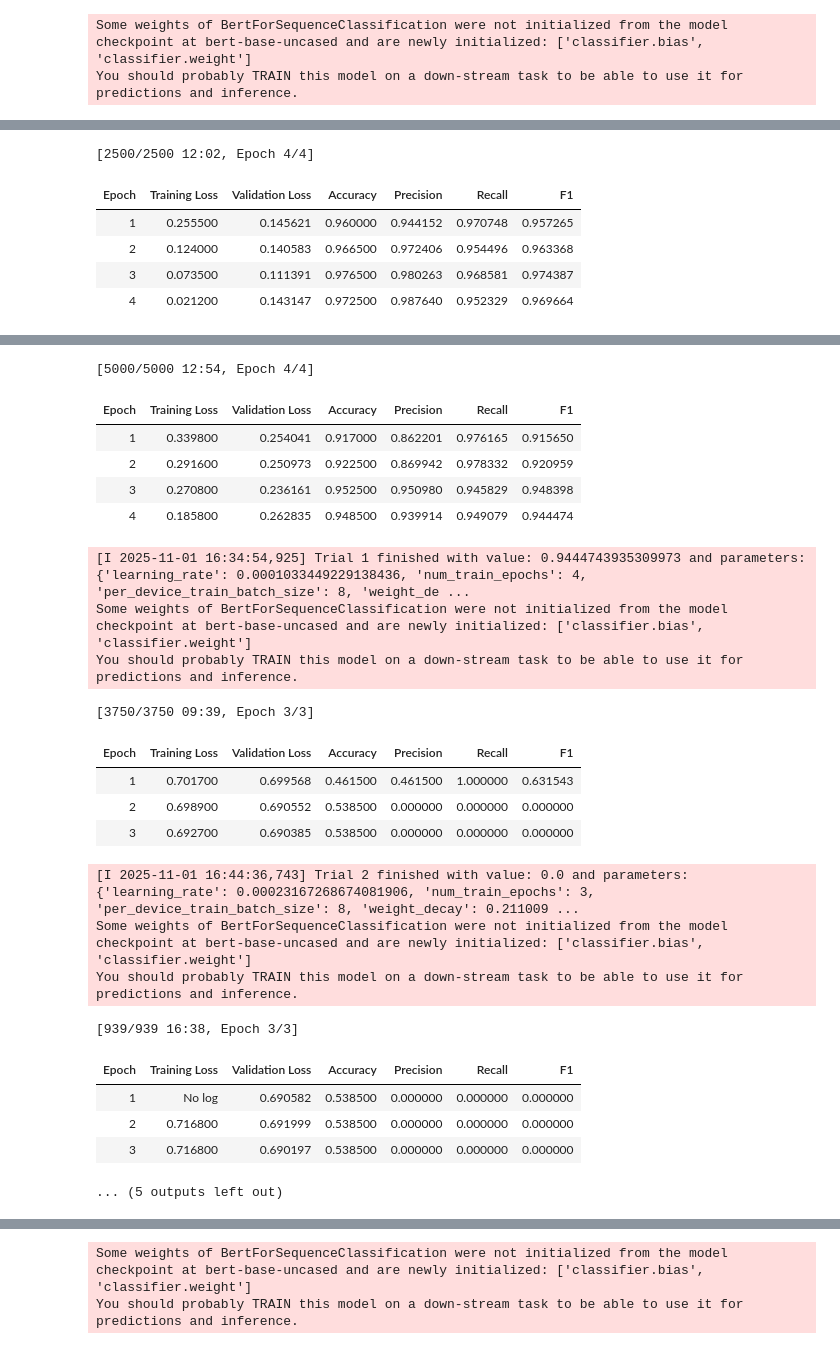
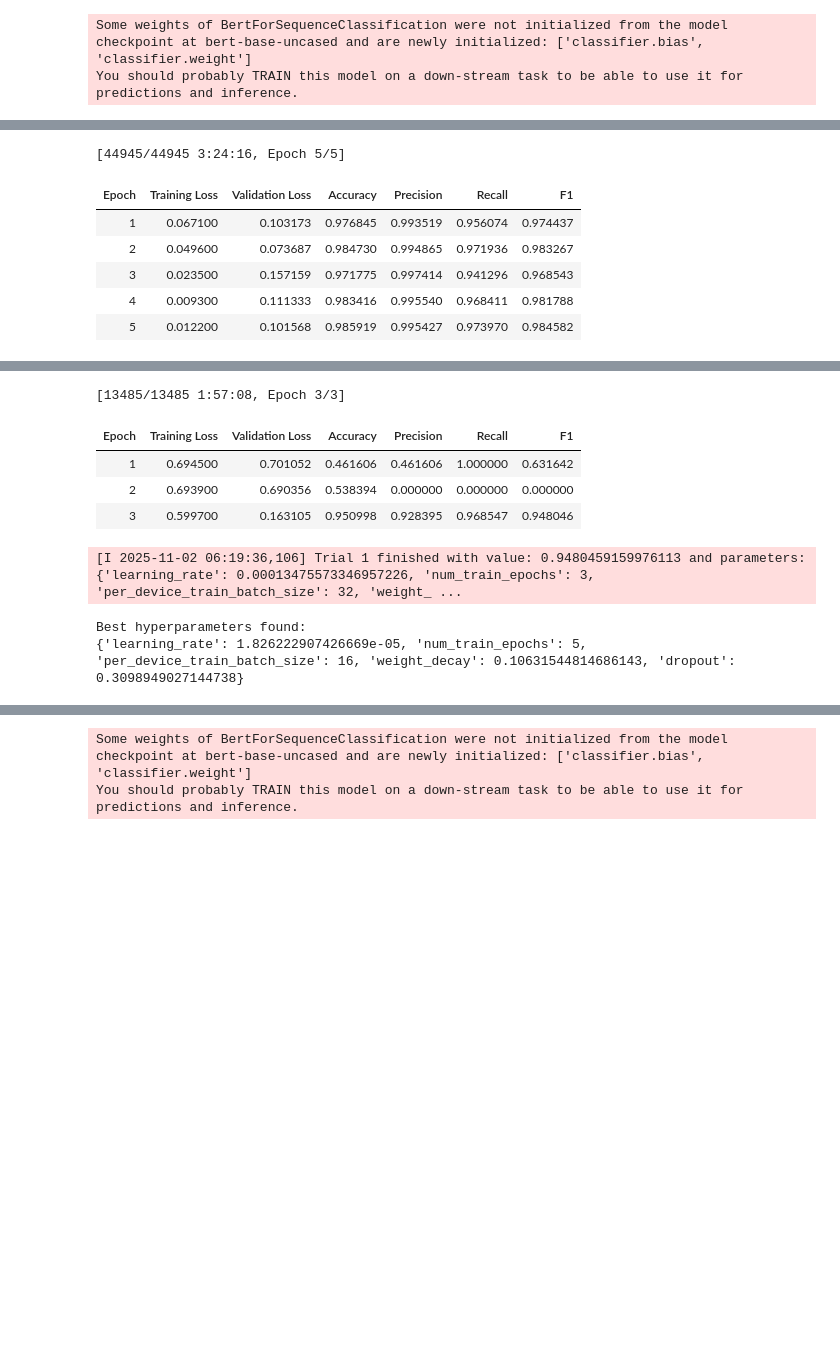
Before and after one commit to ZackPham21/EECS4480---Capstone-Project, a Jupyter notebook: notebooks/02_train_bert.ipynb, the cells around one changed output, grey strips where cells are left out. Drawn from its saved outputs; the diff is of its cells as text; code cells hidden in the pictures; blank space fills up the shorter version.

```diff
--- a/notebooks/02_train_bert.ipynb
+++ b/notebooks/02_train_bert.ipynb
@@ -14,9 +14,9 @@ assert COMBINED.exists(), f"Missing: {COMBINED}"
 df = pd.read_csv(COMBINED)
 
 # Set display options for better visualization
-pd.set_option("display.width", 150)          # wider table
+pd.set_option("display.width", 200)          # wider table
 pd.set_option("display.max_columns", None)   # don't hide columns
-pd.set_option("display.max_colwidth", 100)   # truncate very long text cells
+pd.set_option("display.max_colwidth", 150)   # truncate very long text cells
 
 # Display dataset information
 print(df.shape)                              # show number of rows and columns
@@ -117,7 +117,7 @@ val_dataset   = EmailDataset(val_encodings,   val_labels)
 test_dataset  = EmailDataset(test_encodings,  test_labels)
 
 # Optional smaller subsets for debugging / quick runs
-USE_SMALL = True               # *****IMPORTANT VARIABLE***** change to True if testing pipeline speed
+USE_SMALL = False               # *****IMPORTANT VARIABLE***** change to True if testing pipeline speed
 N_TRAIN_SMALL, N_VAL_SMALL = 10_000, 2_000
 
 # Helper: create stratified subset indices
@@ -263,6 +260,6 @@ Trial 4: value=0.8821752265861027, params={'learning_rate': 1.901905024545398e-0
 # %%
 # Construct the absolute path for the SQLite file
-db_path = os.path.join(os.getcwd(), "tuning_checkpoints", "bert_tuning.db")
+db_path = os.path.join(os.getcwd(), "tuning_checkpoints", "bert_tuning_full.db") # Save to bert_tuning if doing a subset test, else, save to bert_tuning_full
 
 # Define how Optuna should explore hyperparameters
 def optuna_hp_space(trial):
@@ -280,9 +277,9 @@ best_run = trainer_hpo.hyperparameter_search(
     direction="maximize",                      # We want to maximize F1-score
     compute_objective=lambda m: m["eval_f1"],  # Optimize F1, not loss
     backend="optuna",                          # Use Optuna as the tuning backend
-    n_trials=5,                                # Adjust as you need
+    n_trials=2,                                # Adjust as you need
     hp_space=optuna_hp_space,                  # Search space function
-    study_name="bert_tuning",                  # Name of the study
+    study_name="bert_tuning_full",             # Name of the study, save to bert_tuning if doing a subset test, else, save to bert_tuning_full
     storage=f"sqlite:///{db_path}",            # Save to this DB file
     load_if_exists=True,                       # Reuse previous trials if present
 )
@@ -294,8 +291,9 @@ print(best_run.hyperparameters)
 Some weights of BertForSequenceClassification were not initialized from the model checkpoint at bert-base-uncased and are newly initialized: ['classifier.bias', 'classifier.weight']
 You should probably TRAIN this model on a down-stream task to be able to use it for predictions and inference.
-[2500/2500 12:02, Epoch 4/4]
+[44945/44945 3:24:16, Epoch 5/5]
 | Epoch | Training Loss | Validation Loss | Accuracy | Precision | Recall | F1 |
-| 1 | 0.255500 | 0.145621 | 0.960000 | 0.944152 | 0.970748 | 0.957265 |
-| 2 | 0.124000 | 0.140583 | 0.966500 | 0.972406 | 0.954496 | 0.963368 |
-| 3 | 0.073500 | 0.111391 | 0.976500 | 0.980263 | 0.968581 | 0.974387 |
-| 4 | 0.021200 | 0.143147 | 0.972500 | 0.987640 | 0.952329 | 0.969664 |
+| 1 | 0.067100 | 0.103173 | 0.976845 | 0.993519 | 0.956074 | 0.974437 |
+| 2 | 0.049600 | 0.073687 | 0.984730 | 0.994865 | 0.971936 | 0.983267 |
+| 3 | 0.023500 | 0.157159 | 0.971775 | 0.997414 | 0.941296 | 0.968543 |
+| 4 | 0.009300 | 0.111333 | 0.983416 | 0.995540 | 0.968411 | 0.981788 |
+| 5 | 0.012200 | 0.101568 | 0.985919 | 0.995427 | 0.973970 | 0.984582 |
@@ -303,28 +301,13 @@ You should probably TRAIN this model on a down-stream task to be able to use it
 Some weights of BertForSequenceClassification were not initialized from the model checkpoint at bert-base-uncased and are newly initialized: ['classifier.bias', 'classifier.weight']
 You should probably TRAIN this model on a down-stream task to be able to use it for predictions and inference.
-[5000/5000 12:54, Epoch 4/4]
+[13485/13485 1:57:08, Epoch 3/3]
 | Epoch | Training Loss | Validation Loss | Accuracy | Precision | Recall | F1 |
-| 1 | 0.339800 | 0.254041 | 0.917000 | 0.862201 | 0.976165 | 0.915650 |
-| 2 | 0.291600 | 0.250973 | 0.922500 | 0.869942 | 0.978332 | 0.920959 |
-| 3 | 0.270800 | 0.236161 | 0.952500 | 0.950980 | 0.945829 | 0.948398 |
-| 4 | 0.185800 | 0.262835 | 0.948500 | 0.939914 | 0.949079 | 0.944474 |
+| 1 | 0.694500 | 0.701052 | 0.461606 | 0.461606 | 1.000000 | 0.631642 |
+| 2 | 0.693900 | 0.690356 | 0.538394 | 0.000000 | 0.000000 | 0.000000 |
+| 3 | 0.599700 | 0.163105 | 0.950998 | 0.928395 | 0.968547 | 0.948046 |
-[I 2025-11-01 16:34:54,925] Trial 1 finished with value: 0.9444743935309973 and parameters: {'learning_rate': 0.0001033449229138436, 'num_train_epochs': 4, 'per_device_train_batch_size': 8, 'weight_de ...
-Some weights of BertForSequenceClassification were not initialized from the model checkpoint at bert-base-uncased and are newly initialized: ['classifier.bias', 'classifier.weight']
-You should probably TRAIN this model on a down-stream task to be able to use it for predictions and inference.
+[I 2025-11-02 06:19:36,106] Trial 1 finished with value: 0.9480459159976113 and parameters: {'learning_rate': 0.00013475573346957226, 'num_train_epochs': 3, 'per_device_train_batch_size': 32, 'weight_ ...
-[3750/3750 09:39, Epoch 3/3]
+Best hyperparameters found:
+{'learning_rate': 1.826222907426669e-05, 'num_train_epochs': 5, 'per_device_train_batch_size': 16, 'weight_decay': 0.10631544814686143, 'dropout': 0.3098949027144738}
-| Epoch | Training Loss | Validation Loss | Accuracy | Precision | Recall | F1 |
-| 1 | 0.701700 | 0.699568 | 0.461500 | 0.461500 | 1.000000 | 0.631543 |
-| 2 | 0.698900 | 0.690552 | 0.538500 | 0.000000 | 0.000000 | 0.000000 |
-| 3 | 0.692700 | 0.690385 | 0.538500 | 0.000000 | 0.000000 | 0.000000 |
-[I 2025-11-01 16:44:36,743] Trial 2 finished with value: 0.0 and parameters: {'learning_rate': 0.00023167268674081906, 'num_train_epochs': 3, 'per_device_train_batch_size': 8, 'weight_decay': 0.211009 ...
-Some weights of BertForSequenceClassification were not initialized from the model checkpoint at bert-base-uncased and are newly initialized: ['classifier.bias', 'classifier.weight']
-You should probably TRAIN this model on a down-stream task to be able to use it for predictions and inference.
-[939/939 16:38, Epoch 3/3]
-| Epoch | Training Loss | Validation Loss | Accuracy | Precision | Recall | F1 |
-| 1 | No log | 0.690582 | 0.538500 | 0.000000 | 0.000000 | 0.000000 |
-| 2 | 0.716800 | 0.691999 | 0.538500 | 0.000000 | 0.000000 | 0.000000 |
-| 3 | 0.716800 | 0.690197 | 0.538500 | 0.000000 | 0.000000 | 0.000000 |
-... (5 outputs left out)
 # %%
 # Print all completed trials for reference
 print(f"\nFinished trials: {len(study.trials)}")
```
Also changed, not shown: parts of 9 cells of this notebook.
